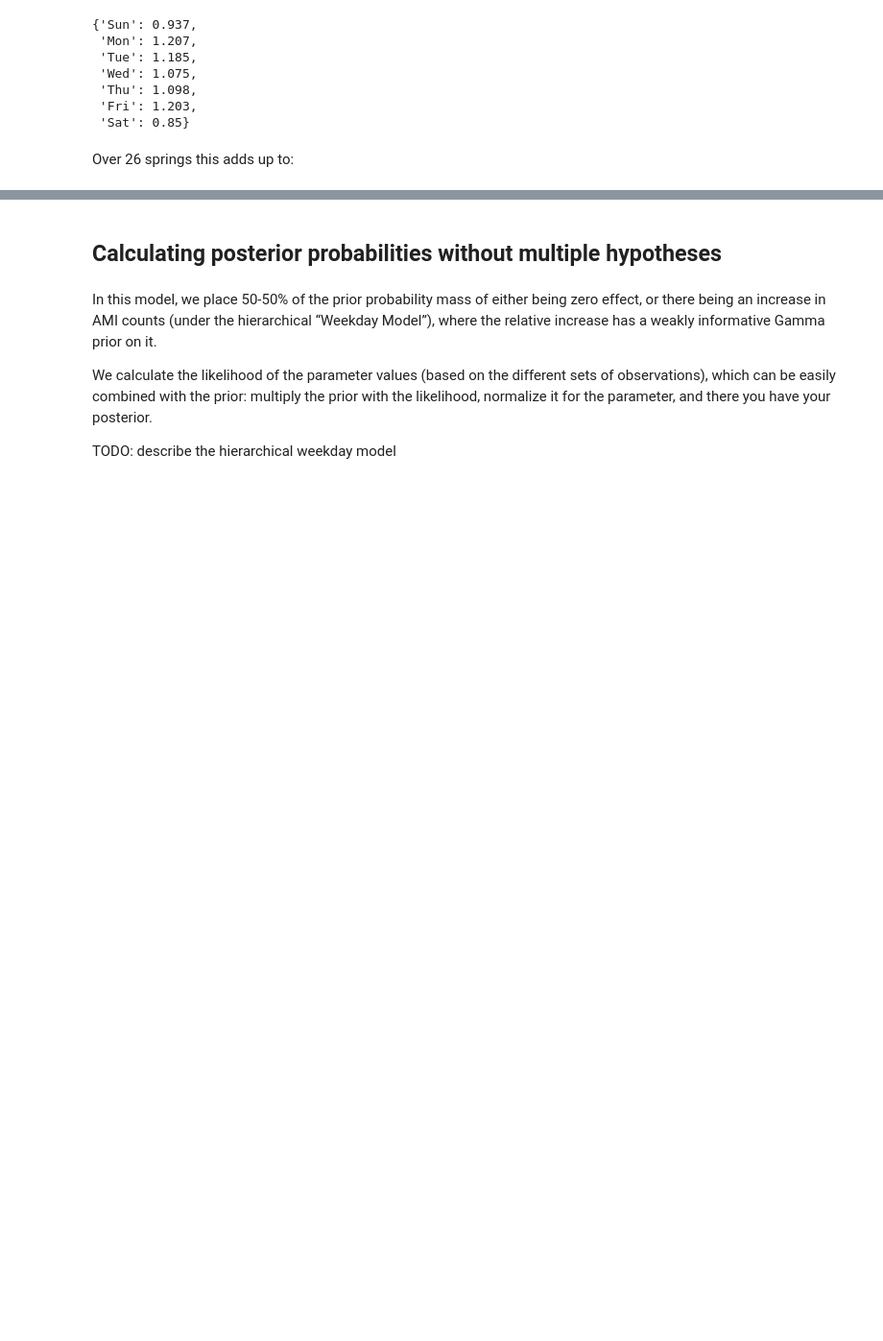
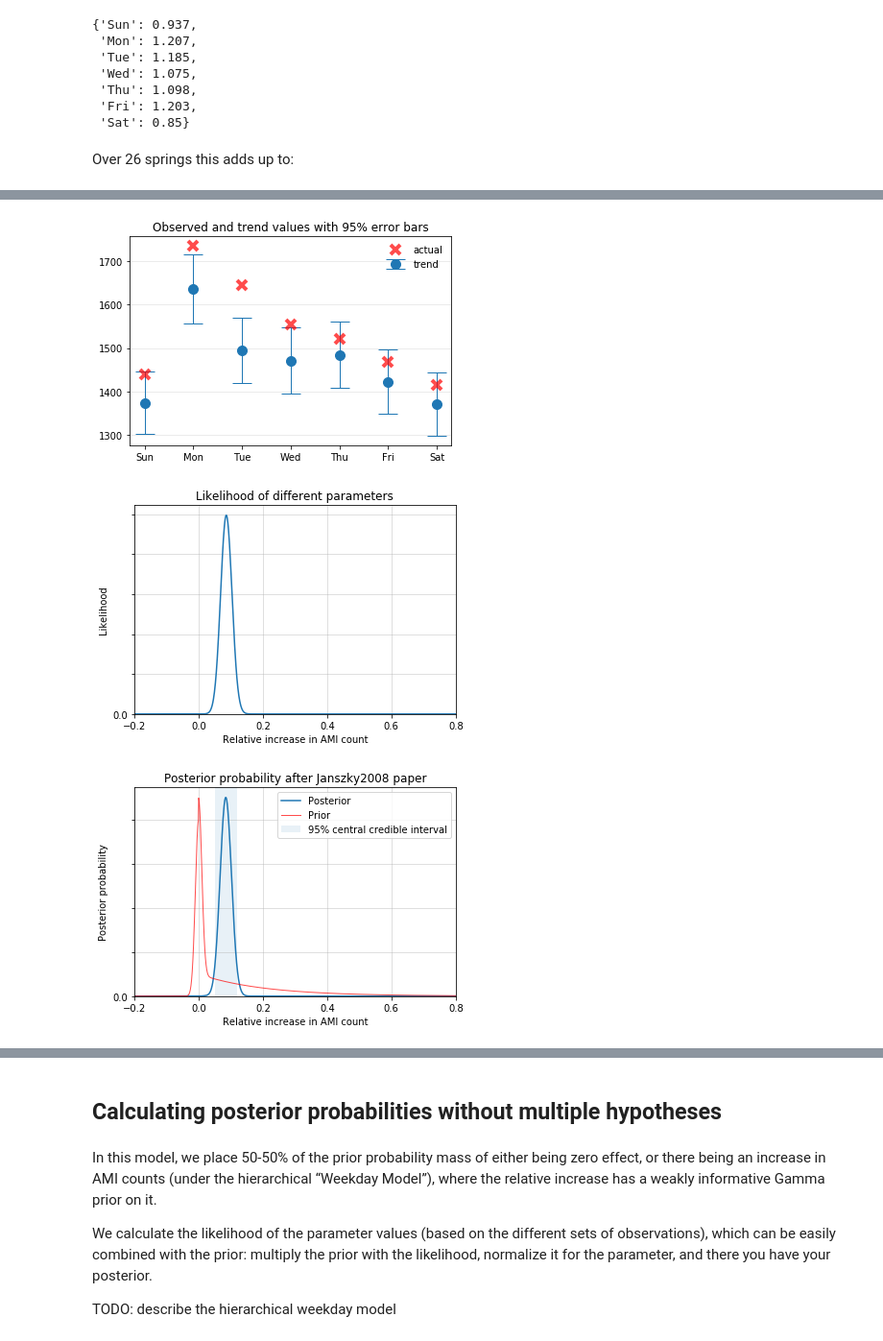
Before and after one commit to treszkai/BayesianScience, a Jupyter notebook: DST vs AMI.ipynb, the cells around one changed output, grey strips where cells are left out. Shown at 96% size. Drawn from its saved outputs; the diff is of its cells as text; code cells hidden in the pictures; blank space fills up the shorter version.

```diff
--- a/DST vs AMI.ipynb
+++ b/DST vs AMI.ipynb
@@ -429,0 +415,21 @@ Based on the combined evidence from the Sandhu2014 and Kirchberger2015 papers,
+# %%
+data_figure_1a_raw = """\
+1439/1374
+1735/1636
+1644/1494
+1555/1471
+1522/1484
+1467/1422
+1414/1370"""
+
+num_years = 15
+
+ami_obs, ami_trend = utils.parse_data(data_figure_1a_raw,
+                                      utils.DAYS_OF_WEEK)
+# %%
+utils.process_study_results(data, param_space, prior, log_likelihoods,
+                            "Janszky2008", ami_trend, ami_obs, num_years)
+# %% [output]
+[figure, added]
+[figure, added]
+[figure, added]
```
Also changed, not shown: parts of 102 cells of this notebook, 8 other files.
